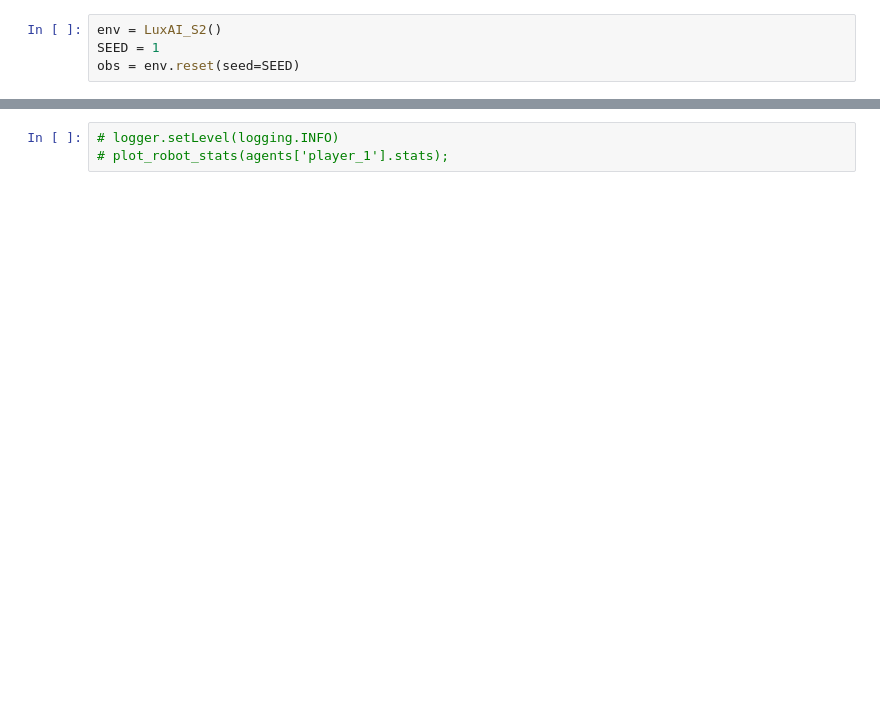
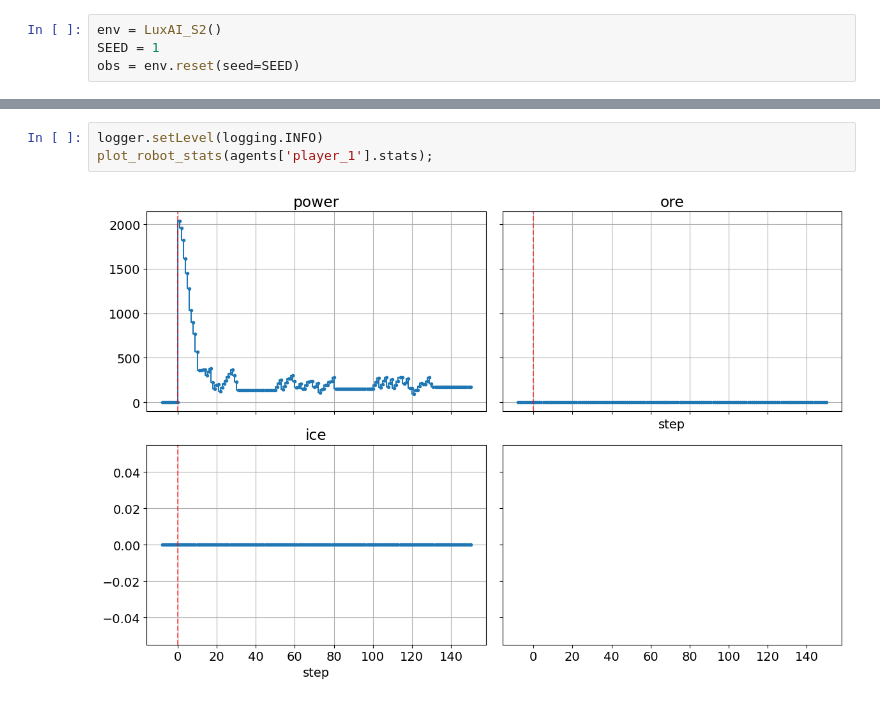
Before and after one commit to aernesto/Lux-Design-S2, a Jupyter notebook: codigo/src/adr_explorations.ipynb, the cells around one changed output, grey strips where cells are left out. Cells and saved outputs as stored; diff of their text form; blank space fills up the shorter version.

```diff
--- a/codigo/src/adr_explorations.ipynb
+++ b/codigo/src/adr_explorations.ipynb
@@ -107,3 +77,5 @@ array([3, 4])
 # %%
-# logger.setLevel(logging.INFO)
-# plot_robot_stats(agents['player_1'].stats);
+logger.setLevel(logging.INFO)
+plot_robot_stats(agents['player_1'].stats);
+# %% [output]
+[figure, added]
```
Also changed, not shown: parts of 11 cells of this notebook.
